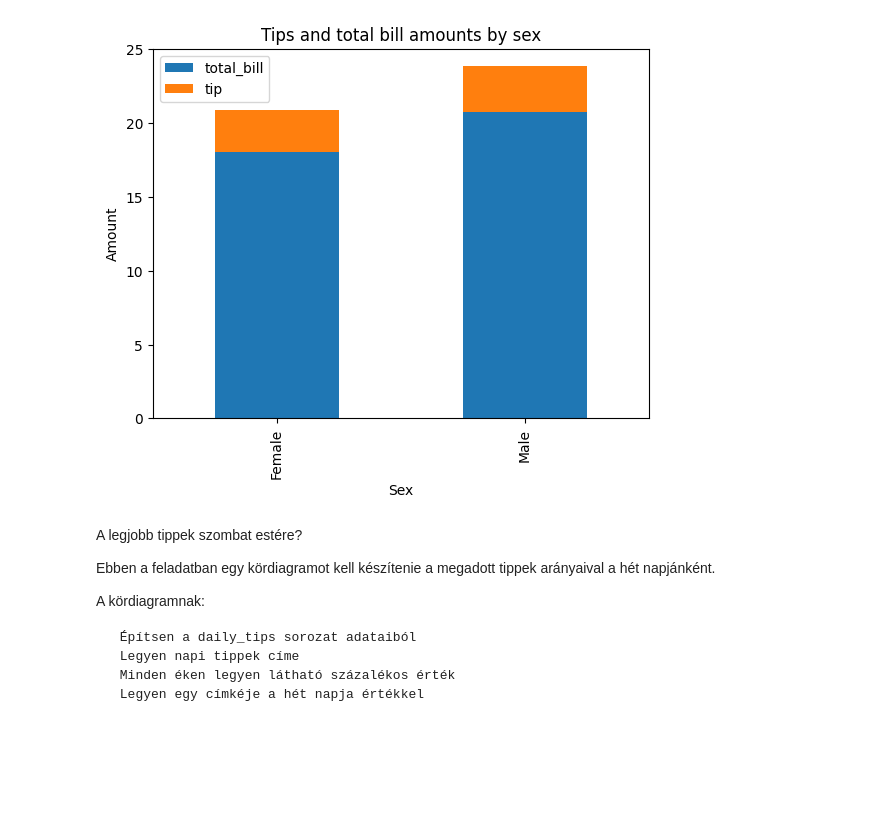
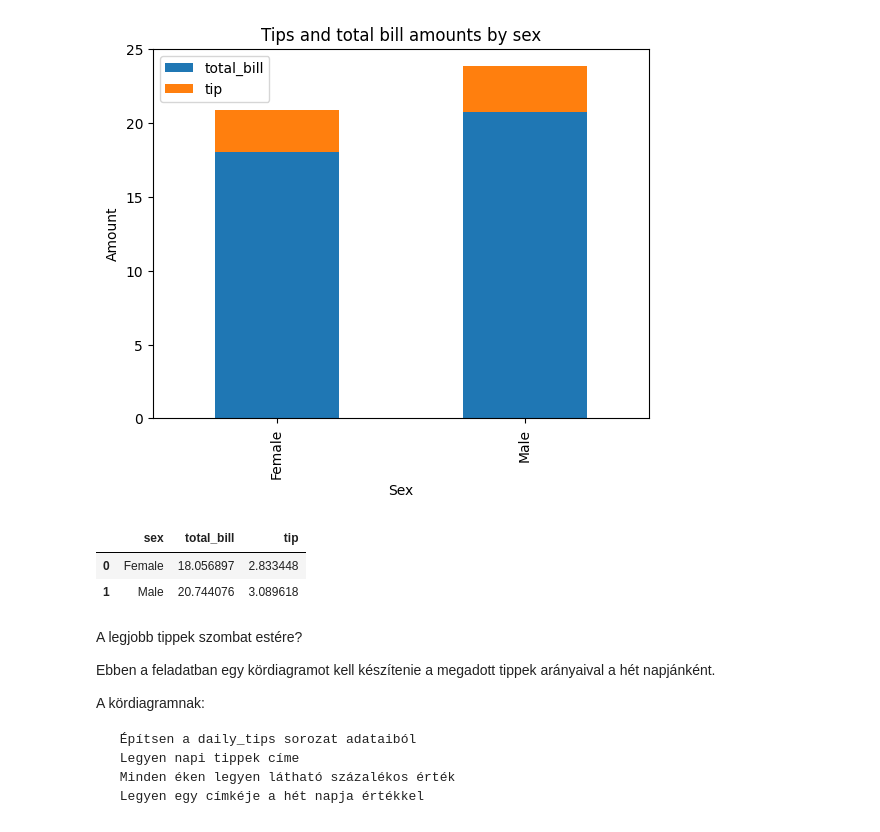
Before and after one commit to boricsk/datawars, a Jupyter notebook: practice/001_intro_to_pandas/26-df_plot_pract_rest_tips.ipynb, the cells around one changed output. Saved outputs shown, nothing was run; the diff lists cells and outputs as text; code cells hidden in the pictures; blank space fills up the shorter version.

```diff
--- a/practice/001_intro_to_pandas/26-df_plot_pract_rest_tips.ipynb
+++ b/practice/001_intro_to_pandas/26-df_plot_pract_rest_tips.ipynb
@@ -132,6 +132,12 @@ tips_by_sex_chart = tip_amount_by_sex.plot(kind="bar",
                                            title="Tips and total bill amounts by sex")
 # %% [output]
 [figure]
+# %%
+tip_amount_by_sex
+# %% [output]
+|  | sex | total_bill | tip |
+| 0 | Female | 18.056897 | 2.833448 |
+| 1 | Male | 20.744076 | 3.089618 |
 # %% [markdown]
 A legjobb tippek szombat estére?
 
```
Also changed, not shown: 1 other file.
